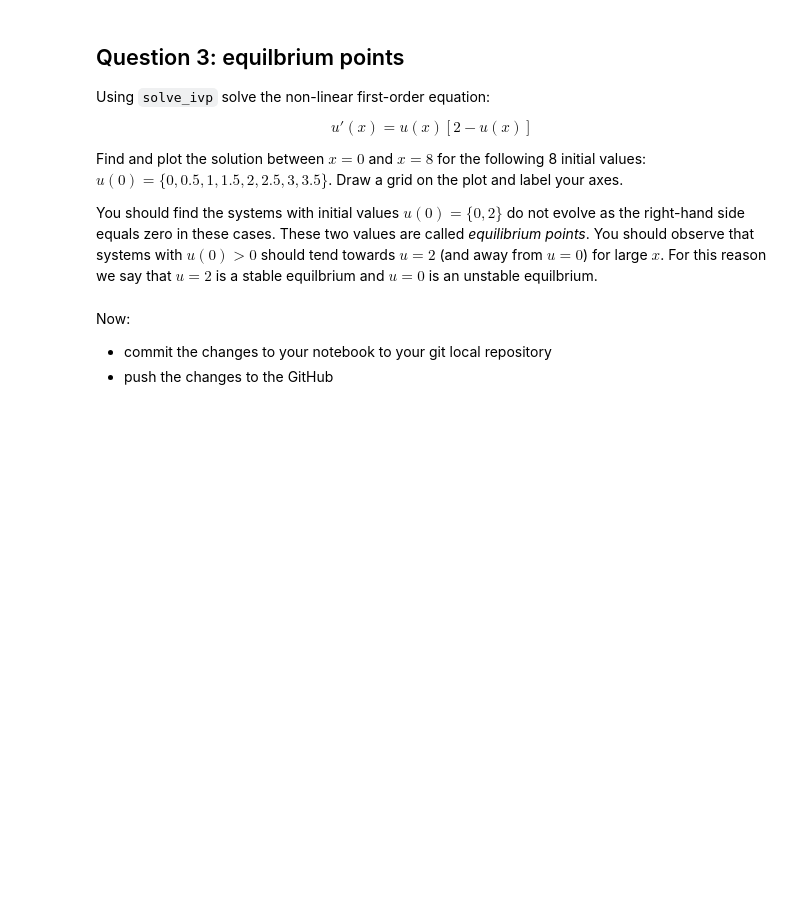
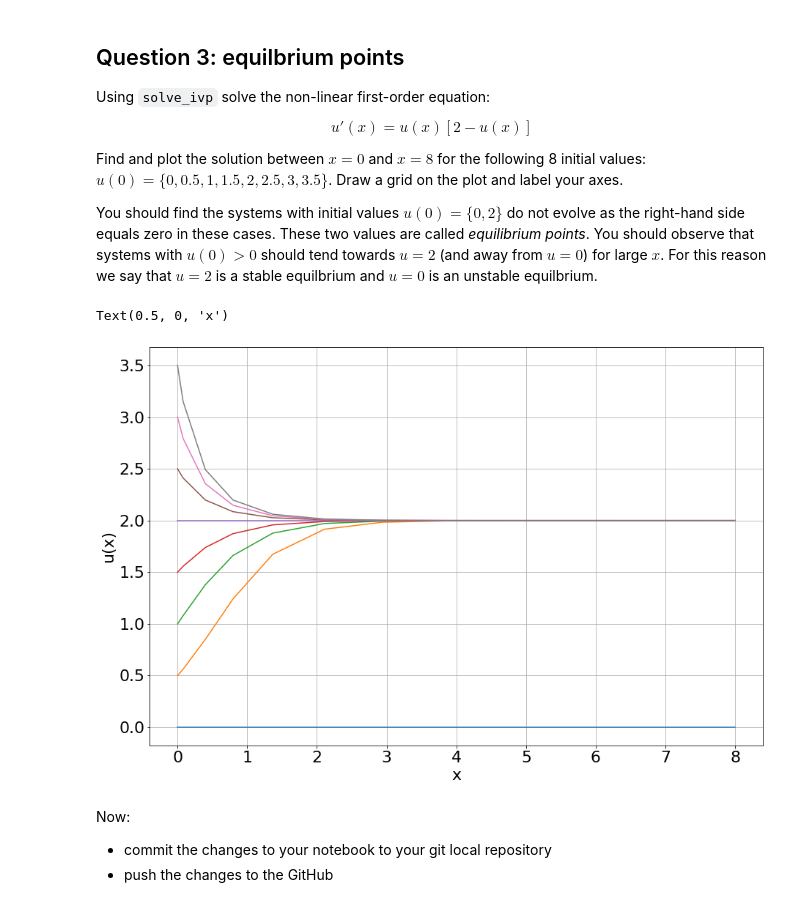
Before and after one commit to odhrandooley/ACM20030-Assignments, a Jupyter notebook: Assignment-3.ipynb, the cells around one changed output. Saved outputs shown, nothing was run; the diff lists cells and outputs as text; code cells hidden in the pictures; blank space fills up the shorter version.

```diff
--- a/Assignment-3.ipynb
+++ b/Assignment-3.ipynb
@@ -245,6 +245,25 @@ $$u'(x) = u(x)[2-u(x)]$$
 Find and plot the solution between $x=0$ and $x=8$ for the following 8 initial values: $u(0) = \{0, 0.5, 1, 1.5, 2, 2.5, 3, 3.5\}$. Draw a grid on the plot and label your axes.
 
 You should find the systems with initial values $u(0) = \{0,2\}$ do not evolve as the right-hand side equals zero in these cases. These two values are called *equilibrium points*. You should observe that systems with $u(0) > 0$ should tend towards $u=2$ (and away from $u=0$) for large $x$. For this reason we say that $u=2$ is a stable equilbrium and $u=0$ is an unstable equilbrium.
+# %%
+def f(x,y):
+    return y*(2-y)
+u = np.array([0,0.5,1,1.5,2,2.5,3,3.5])
+sol = solve_ivp(f,[0,8],u)
+plt.plot(sol.t,sol.y[0])
+plt.plot(sol.t,sol.y[1])
+plt.plot(sol.t,sol.y[2])
+plt.plot(sol.t,sol.y[3])
+plt.plot(sol.t,sol.y[4])
+plt.plot(sol.t,sol.y[5])
+plt.plot(sol.t,sol.y[6])
+plt.plot(sol.t,sol.y[7])
+plt.grid(True)
+plt.ylabel('u(x)')
+plt.xlabel('x')
+# %% [output]
+Text(0.5, 0, 'x')
+[figure, added]
 # %% [markdown]
 Now:
 - commit the changes to your notebook to your git local repository
```
Also changed, not shown: parts of 1 cell of this notebook.
